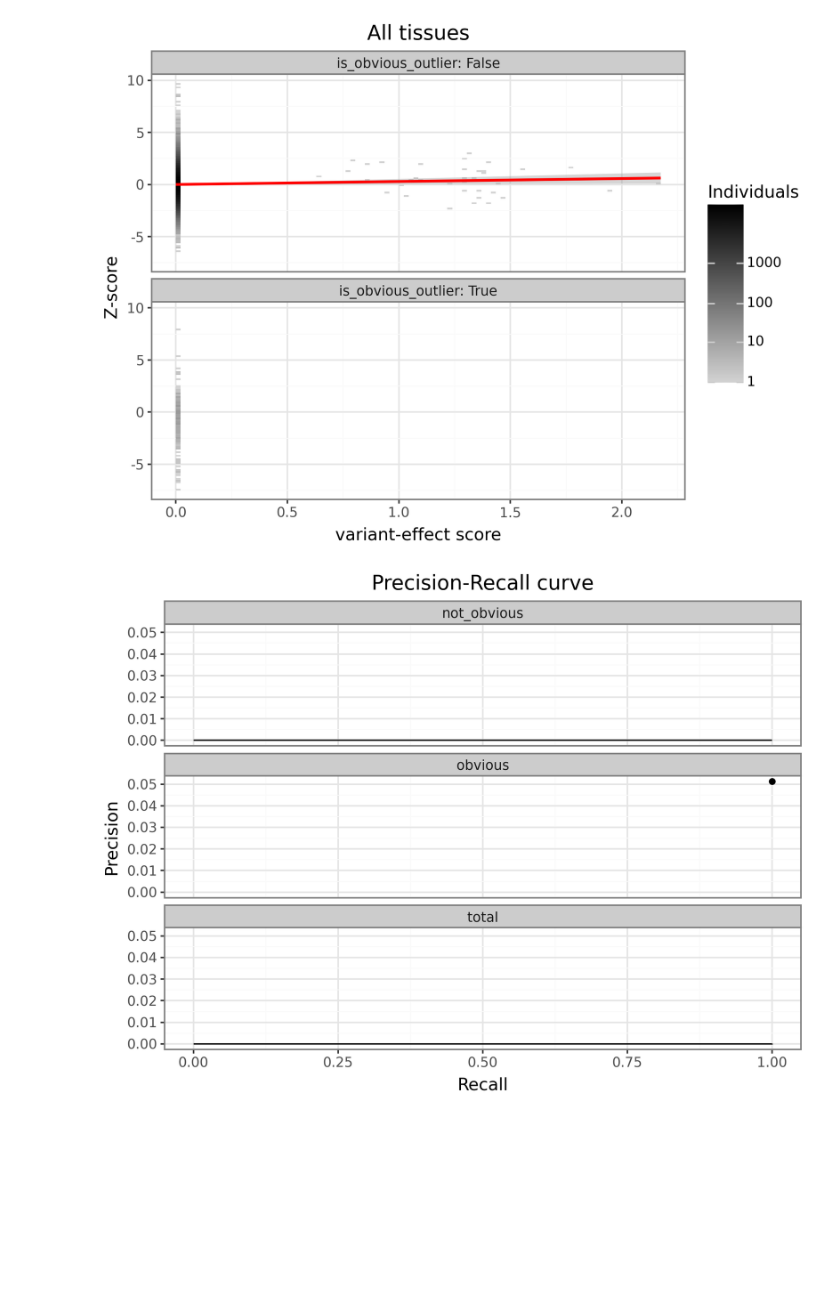
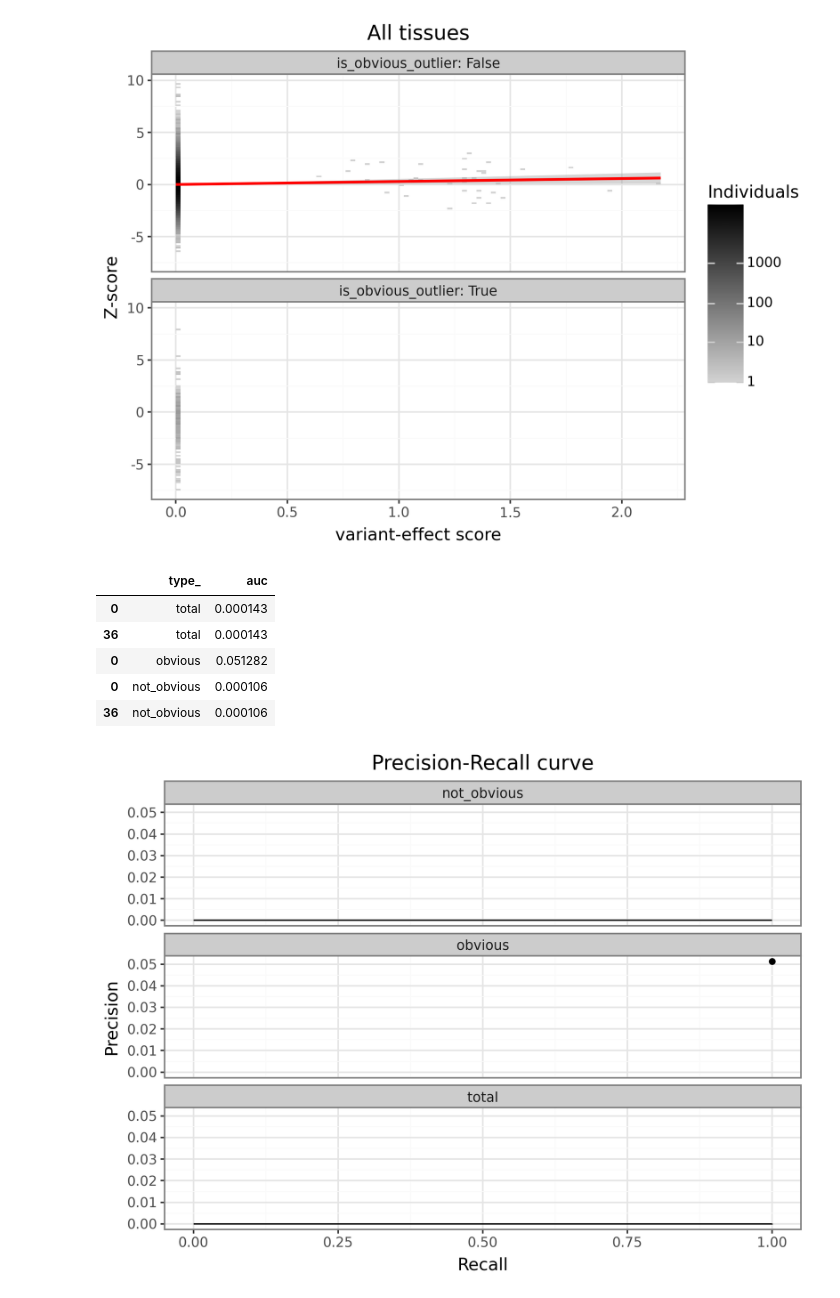
Before and after one commit to gtsitsiridis/kipoi_veff_analysis, a Jupyter notebook: workflow/notebooks/evaluation.py.ipynb, the cells around one changed output. Cells and saved outputs as stored; diff of their text form; code cells hidden in the pictures; blank space fills up the shorter version.

```diff
--- a/workflow/notebooks/evaluation.py.ipynb
+++ b/workflow/notebooks/evaluation.py.ipynb
@@ -199,6 +201,15 @@ obvious_prc_df = calc_prc_df(benchmark_df.filter(pl.col('is_obvious_outlier')).t
 notobvious_prc_df = calc_prc_df(benchmark_df.filter(~pl.col('is_obvious_outlier')).to_pandas(), true_col='y_true', pred_col='y_pred'). \
     assign(type_='not_obvious')
 prc_df = pd.concat([total_prc_df, obvious_prc_df, notobvious_prc_df])
+# %%
+prc_df[['type_', 'auc']]
+# %% [output]
+|  | type_ | auc |
+| 0 | total | 0.000143 |
+| 36 | total | 0.000143 |
+| 0 | obvious | 0.051282 |
+| 0 | not_obvious | 0.000106 |
+| 36 | not_obvious | 0.000106 |
 # %%
 # save to parquet
 prc_df.to_parquet(output["prc_path"], index=False)
```
Also changed, not shown: parts of 4 cells of this notebook, 2 other files.
